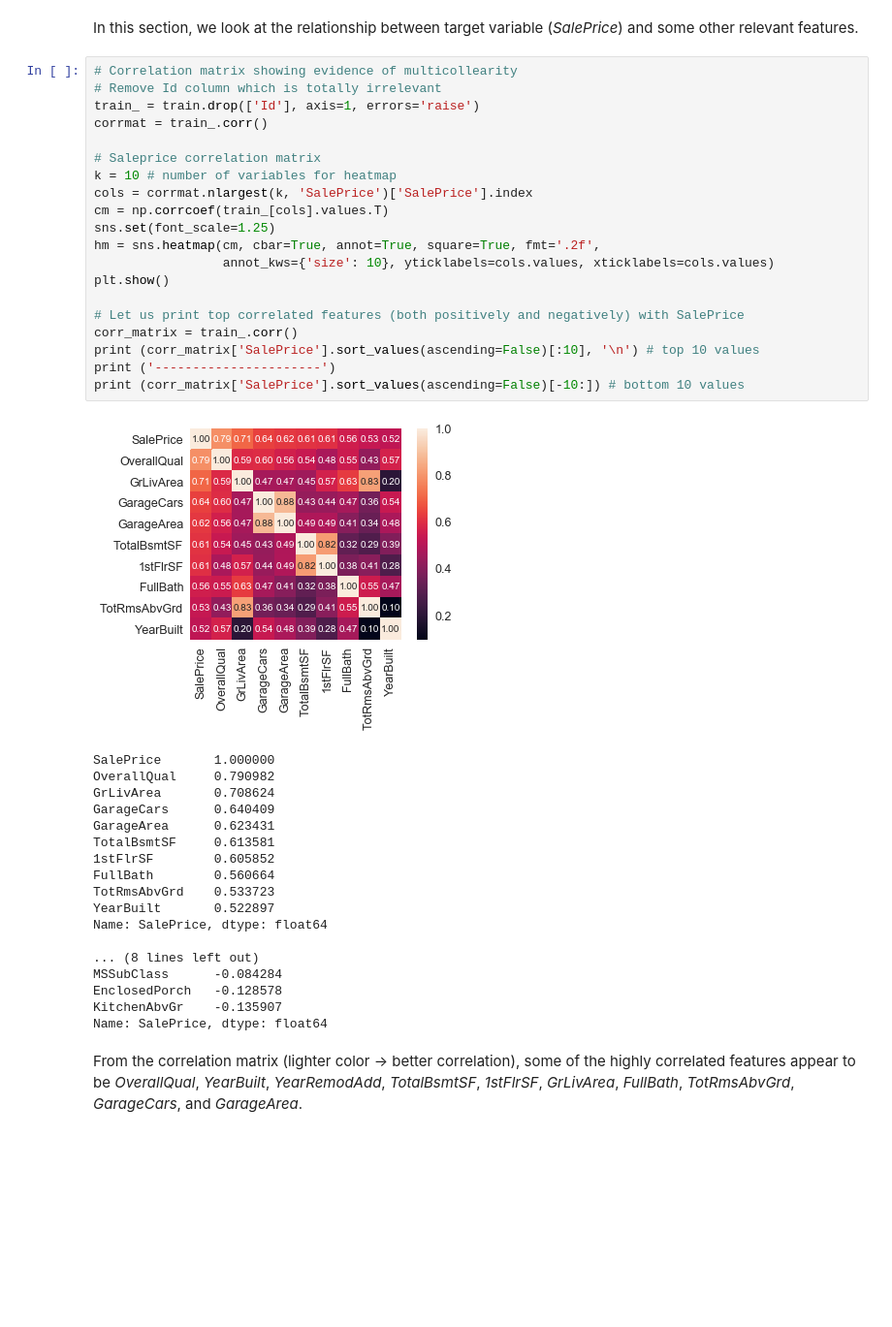
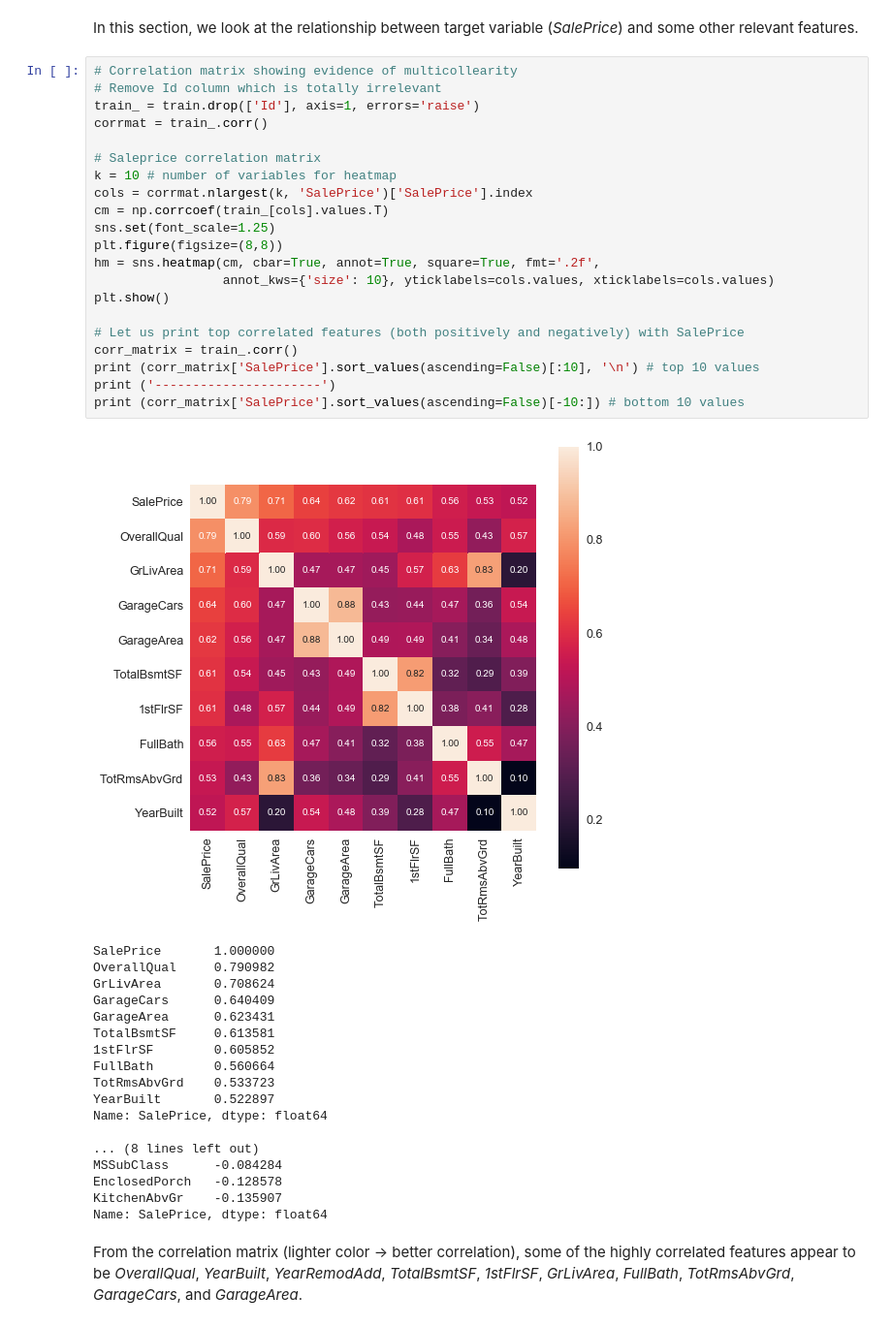
Before and after one commit to ansjory/w207_project, a Jupyter notebook: Kaggle_House_Prices/Mlaire_final.ipynb, the cells around one changed output. Shown at 97% size. Cells and saved outputs as stored; diff of their text form; blank space fills up the shorter version.

```diff
--- a/Kaggle_House_Prices/Mlaire_final.ipynb
+++ b/Kaggle_House_Prices/Mlaire_final.ipynb
@@ -523,25 +588,26 @@ In this section, we look at the relationship between target variable (*SalePrice
 # %%
 # Correlation matrix showing evidence of multicollearity
 # Remove Id column which is totally irrelevant
 train_ = train.drop(['Id'], axis=1, errors='raise')
 corrmat = train_.corr()
 
 # Saleprice correlation matrix
 k = 10 # number of variables for heatmap
 cols = corrmat.nlargest(k, 'SalePrice')['SalePrice'].index
 cm = np.corrcoef(train_[cols].values.T)
 sns.set(font_scale=1.25)
+plt.figure(figsize=(8,8))
 hm = sns.heatmap(cm, cbar=True, annot=True, square=True, fmt='.2f',
                  annot_kws={'size': 10}, yticklabels=cols.values, xticklabels=cols.values)
 plt.show()
 
 # Let us print top correlated features (both positively and negatively) with SalePrice
 corr_matrix = train_.corr()
 print (corr_matrix['SalePrice'].sort_values(ascending=False)[:10], '\n') # top 10 values
 print ('----------------------')
 print (corr_matrix['SalePrice'].sort_values(ascending=False)[-10:]) # bottom 10 values
 # %% [output]
-[figure, old version]
+[figure, new version]
 SalePrice       1.000000
 OverallQual     0.790982
 GrLivArea       0.708624
```
Also changed, not shown: parts of 40 cells of this notebook.
